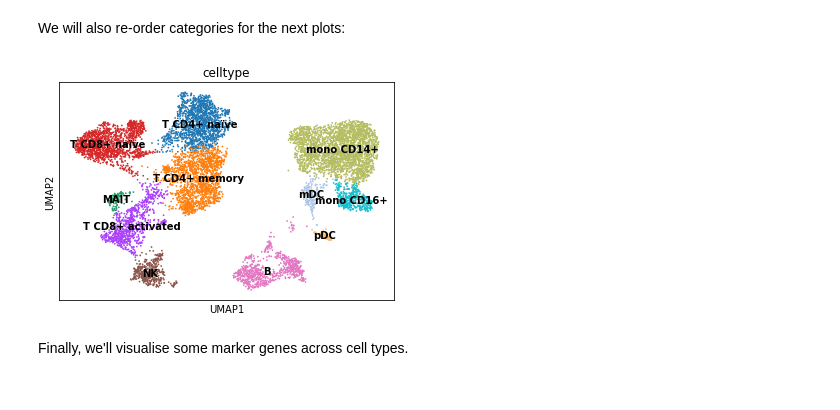
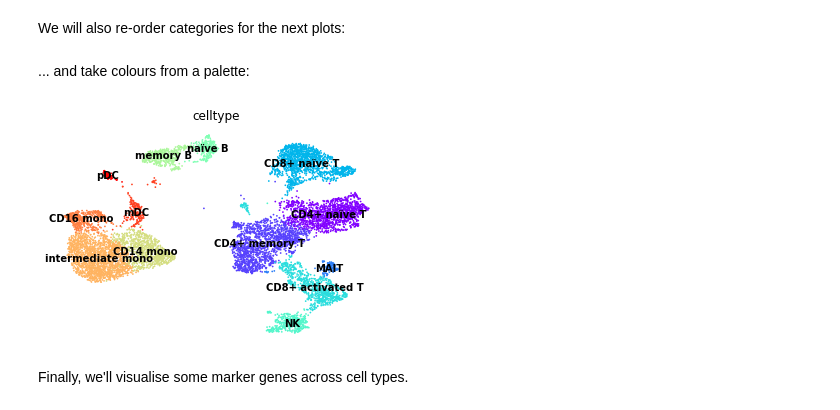
Before and after one commit to scverse/muon-tutorials, a Jupyter notebook: single-cell-rna-atac/pbmc10k/2-Chromatin-Accessibility-Processing.ipynb, the cells around one changed output. Drawn from its saved outputs; the diff is of its cells as text; code cells hidden in the pictures.

Commit message:
Update ATAC notebook for PBMC10k
- Add ATAC-specific QC

- Update celltype annotation

- Minor fix in the RNA notebook

```diff
--- a/single-cell-rna-atac/pbmc10k/2-Chromatin-Accessibility-Processing.ipynb
+++ b/single-cell-rna-atac/pbmc10k/2-Chromatin-Accessibility-Processing.ipynb
@@ -252,2 +312,0 @@ Having studied markers of individual clusters, we will filter some cells out bef
-# %%
-atac = atac[~atac.obs.leiden.isin(["8", "12", "13", "14"])]
@@ -254,24 +318,37 @@ atac = atac[~atac.obs.leiden.isin(["8", "12", "13", "14"])]
 # %%
-new_cluster_names = [
-    'mono CD14+', 'T CD4+ memory', 'T CD8+ naïve',
-    'T CD4+ naïve', 'T CD8+ activated', 'B',
-    'NK', 'mono CD16+', 'mDC',
-    'MAIT', 'pDC']
-atac.obs['celltype'] = atac.obs.leiden.values
-atac.rename_categories('celltype', new_cluster_names)
+new_cluster_names = {
+    "1": "CD4+ memory T", "2": "CD8+ naïve T", "3": "CD4+ naïve T",
+    "5": "CD8+ activated T", "8": "NK", "12": "MAIT",
+    "9": "naïve B", "6": "memory B",
+    "0": "intermediate mono", "4": "CD14 mono", "7": "CD16 mono",
+    "11": "mDC", "13": "pDC",
+}
+
+atac.obs['celltype'] = atac.obs.leiden.astype("str").values
+atac.obs.celltype = atac.obs.celltype.astype("category").cat.rename_categories(new_cluster_names)
 # %% [markdown]
 We will also re-order categories for the next plots:
 # %%
 atac.obs.celltype.cat.reorder_categories([
-    'T CD4+ naïve', 'T CD4+ memory', 'MAIT',
-    'T CD8+ naïve', 'T CD8+ activated',
-    'NK', 'B',
-    'mono CD14+', 'mono CD16+',
+    'CD4+ naïve T', 'CD4+ memory T', 'MAIT',
+    'CD8+ naïve T', 'CD8+ activated T', 'NK',
+    'naïve B', 'memory B',
+    'CD14 mono', 'intermediate mono', 'CD16 mono',
     'mDC', 'pDC'], inplace=True)
+# %% [markdown]
+... and take colours from a palette:
+# %%
+import matplotlib
+import matplotlib.pyplot as plt
+
+cmap = plt.get_cmap('rainbow')
+colors = cmap(np.linspace(0, 1, len(atac.obs.celltype.cat.categories)))
+
+atac.uns["celltype_colors"] = list(map(matplotlib.colors.to_hex, colors))
 # %%
-sc.pl.umap(atac, color="celltype", legend_loc="on data")
+sc.pl.umap(atac, color="celltype", legend_loc="on data", frameon=False)
 # %% [output]
-[figure, old version]
+[figure, new version]
 # %% [markdown]
 Finally, we'll visualise some marker genes across cell types.
 # %%
```
Also changed, not shown: parts of 47 cells of this notebook, 1 other file.
